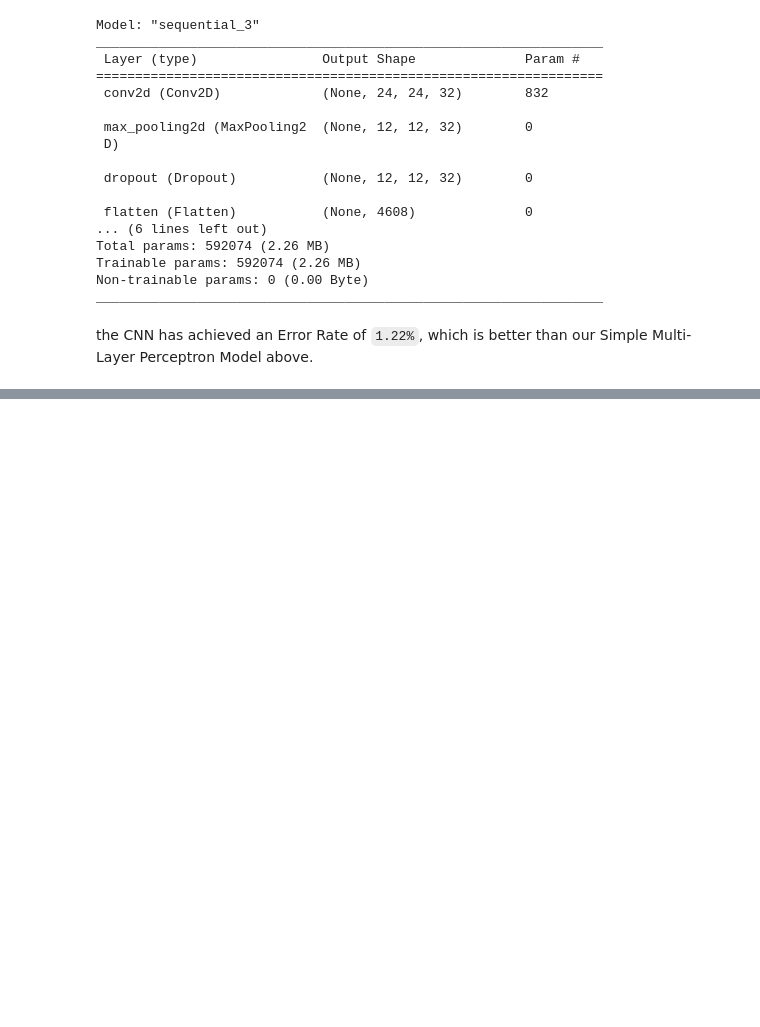
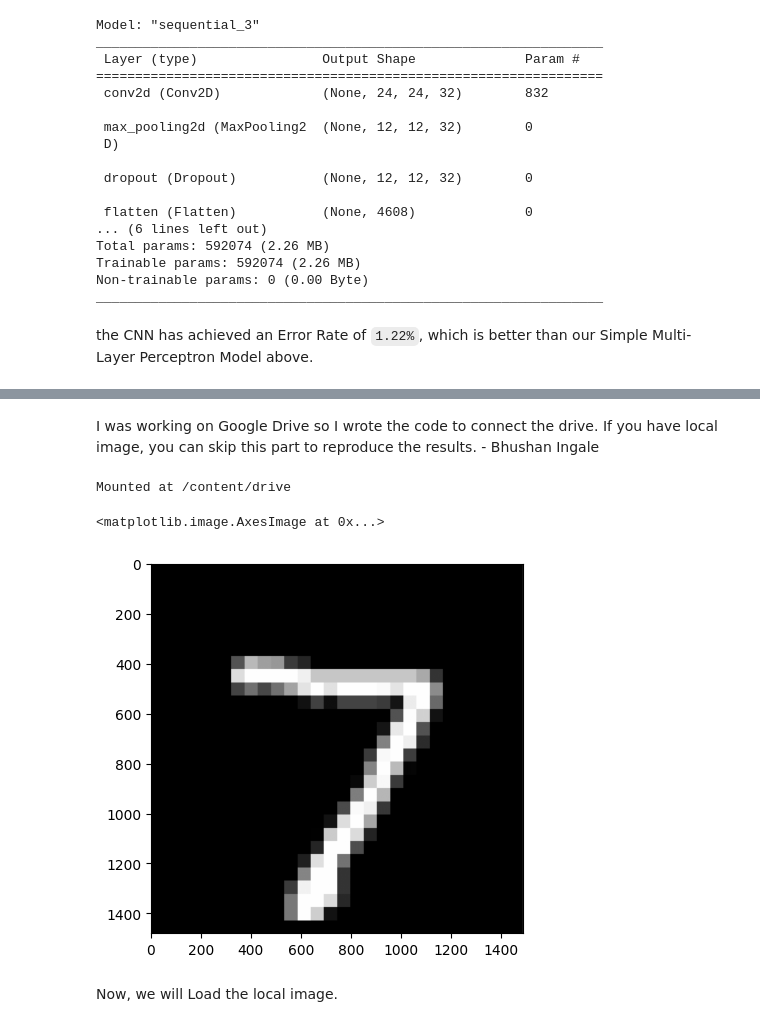
Before and after one commit to BhushanIngale/Handwritten-Digit-Recognition-CNN, a Jupyter notebook: src/Handwritten-Digits-Recognition.ipynb, the cells around one changed output, grey strips where cells are left out. Saved outputs shown, nothing was run; the diff lists cells and outputs as text; code cells hidden in the pictures; blank space fills up the shorter version.

```diff
--- a/src/Handwritten-Digits-Recognition.ipynb
+++ b/src/Handwritten-Digits-Recognition.ipynb
@@ -363,0 +496,9 @@ the CNN has achieved an Error Rate of `1.22%`, which is better than our Simple M
+# %% [markdown]
+I was working on Google Drive so I wrote the code to connect the drive. If you have local image, you can skip this part to reproduce the results. - Bhushan Ingale
+# %%
+# This is to Mount Google Drive since our Test Image in in the Drive
+import os
+from google.colab import drive
+drive.mount('/content/drive')
+# %% [output]
+Mounted at /content/drive
@@ -363,0 +508,9 @@ the CNN has achieved an Error Rate of `1.22%`, which is better than our Simple M
+# %%
+# Display the Test Image:
+img = plt.imread('sample_image.png')
+plt.imshow(img)
+# %% [output]
+<matplotlib.image.AxesImage at 0x...>
+[figure, added]
+# %% [markdown]
+Now, we will Load the local image.
```
Also changed, not shown: parts of 33 cells of this notebook, 3 other files.
